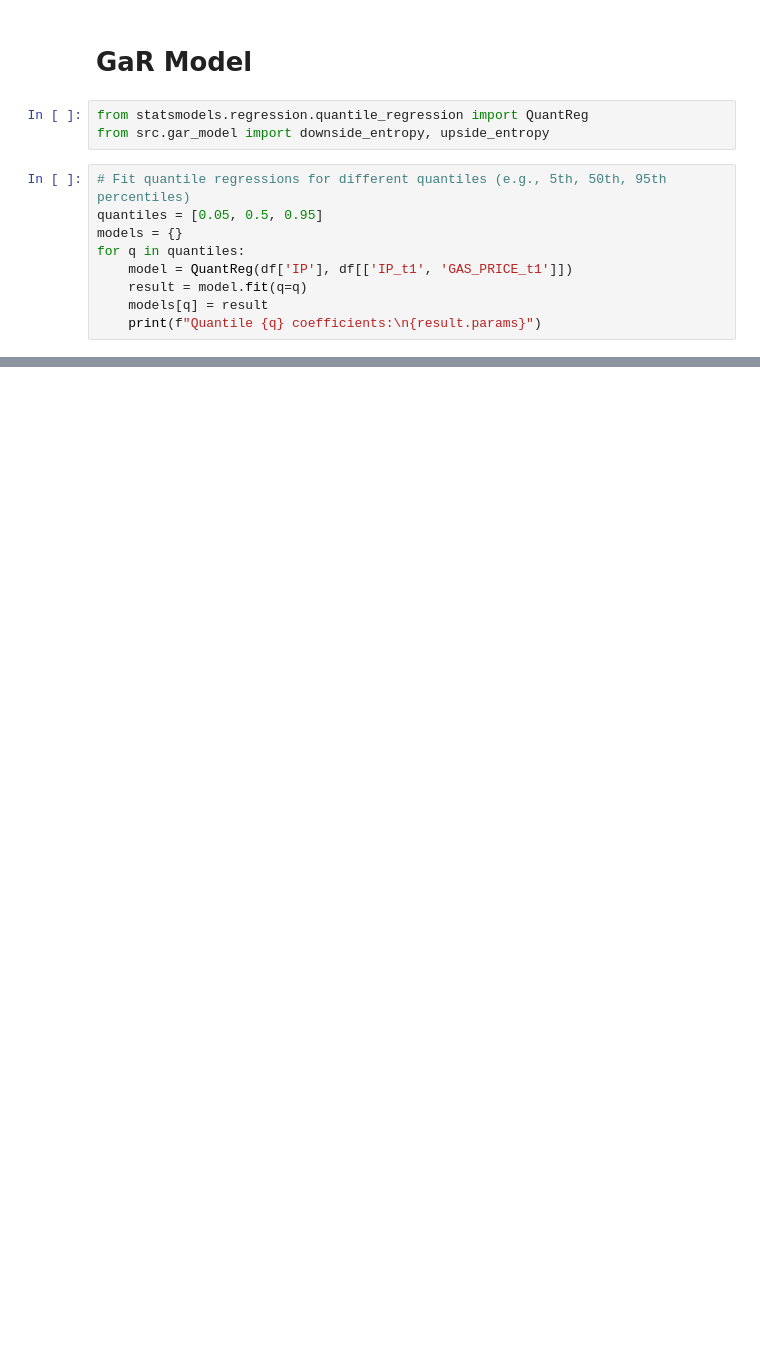
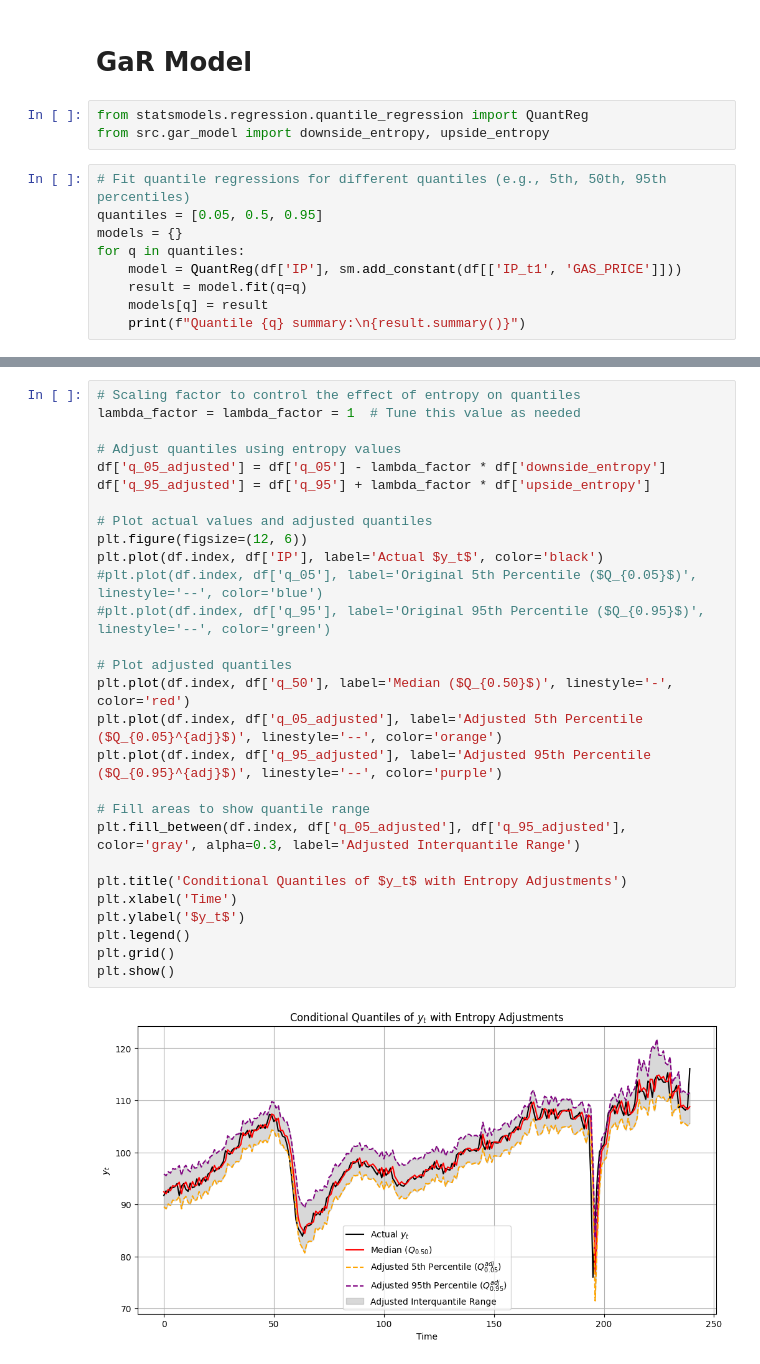
Before and after one commit to lorenzrossi/GaR, a Jupyter notebook: src/EDA_and_ARIMA.ipynb, the cells around one changed output, grey strips where cells are left out. Drawn from its saved outputs; the diff is of its cells as text; blank space fills up the shorter version.

```diff
--- a/src/EDA_and_ARIMA.ipynb
+++ b/src/EDA_and_ARIMA.ipynb
@@ -515,8 +475,8 @@ from src.gar_model import downside_entropy, upside_entropy
 quantiles = [0.05, 0.5, 0.95]
 models = {}
 for q in quantiles:
-    model = QuantReg(df['IP'], df[['IP_t1', 'GAS_PRICE_t1']])
+    model = QuantReg(df['IP'], sm.add_constant(df[['IP_t1', 'GAS_PRICE']]))
     result = model.fit(q=q)
     models[q] = result
-    print(f"Quantile {q} coefficients:\n{result.params}")
+    print(f"Quantile {q} summary:\n{result.summary()}")
 # %% [output]
@@ -594,3 +570,33 @@ plt.show()
+# %%
+# Scaling factor to control the effect of entropy on quantiles
+lambda_factor = lambda_factor = 1  # Tune this value as needed
+
+# Adjust quantiles using entropy values
+df['q_05_adjusted'] = df['q_05'] - lambda_factor * df['downside_entropy']
+df['q_95_adjusted'] = df['q_95'] + lambda_factor * df['upside_entropy']
+
+# Plot actual values and adjusted quantiles
+plt.figure(figsize=(12, 6))
+plt.plot(df.index, df['IP'], label='Actual $y_t$', color='black')
+#plt.plot(df.index, df['q_05'], label='Original 5th Percentile ($Q_{0.05}$)', linestyle='--', color='blue')
+#plt.plot(df.index, df['q_95'], label='Original 95th Percentile ($Q_{0.95}$)', linestyle='--', color='green')
+
+# Plot adjusted quantiles
+plt.plot(df.index, df['q_50'], label='Median ($Q_{0.50}$)', linestyle='-', color='red')
+plt.plot(df.index, df['q_05_adjusted'], label='Adjusted 5th Percentile ($Q_{0.05}^{adj}$)', linestyle='--', color='orange')
+plt.plot(df.index, df['q_95_adjusted'], label='Adjusted 95th Percentile ($Q_{0.95}^{adj}$)', linestyle='--', color='purple')
+
+# Fill areas to show quantile range
+plt.fill_between(df.index, df['q_05_adjusted'], df['q_95_adjusted'], color='gray', alpha=0.3, label='Adjusted Interquantile Range')
+
+plt.title('Conditional Quantiles of $y_t$ with Entropy Adjustments')
+plt.xlabel('Time')
+plt.ylabel('$y_t$')
+plt.legend()
+plt.grid()
+plt.show()
+# %% [output]
+[figure, added]
 # %%
 plt.figure(figsize=(12, 6))
 plt.hist(df['downside_entropy'], bins=50, alpha=0.6, label='Downside Entropy ($L_t^D$)', color='blue')
```
Also changed, not shown: parts of 25 cells of this notebook, 2 other files.
